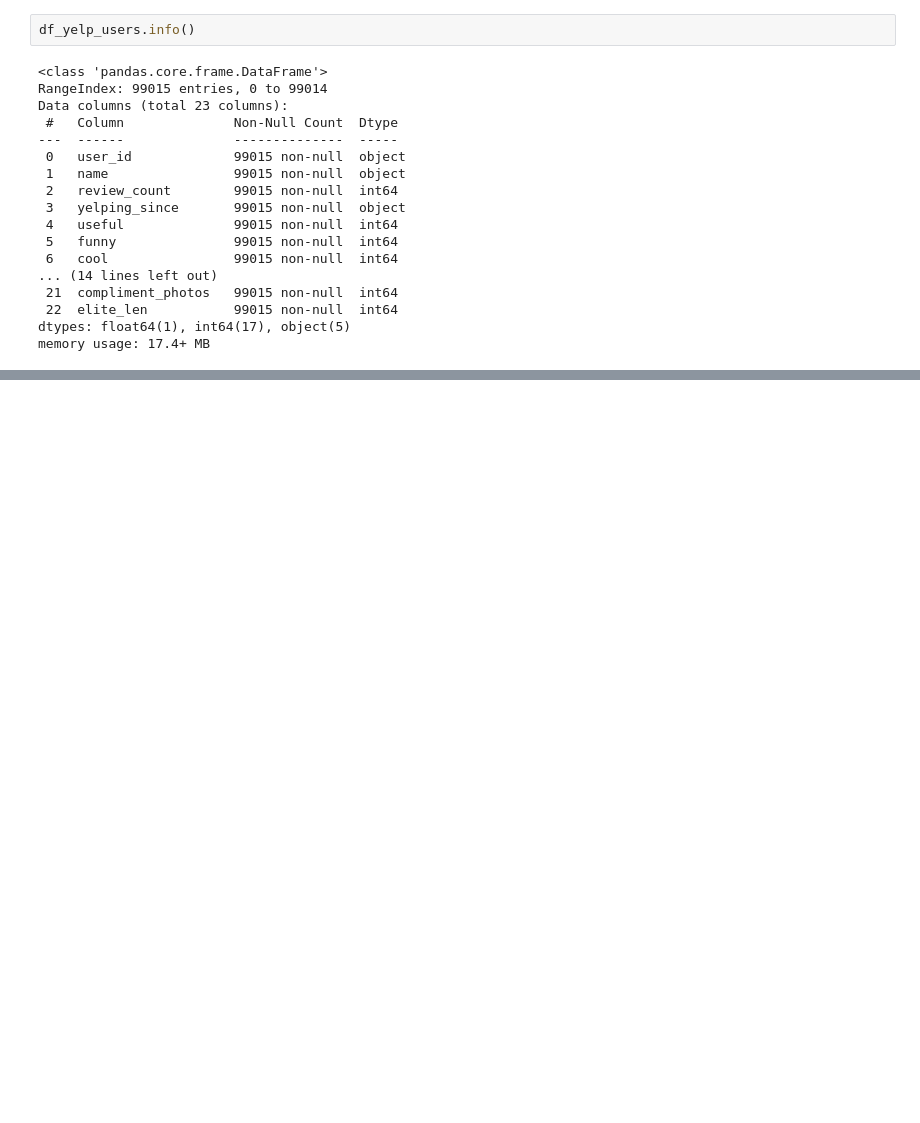
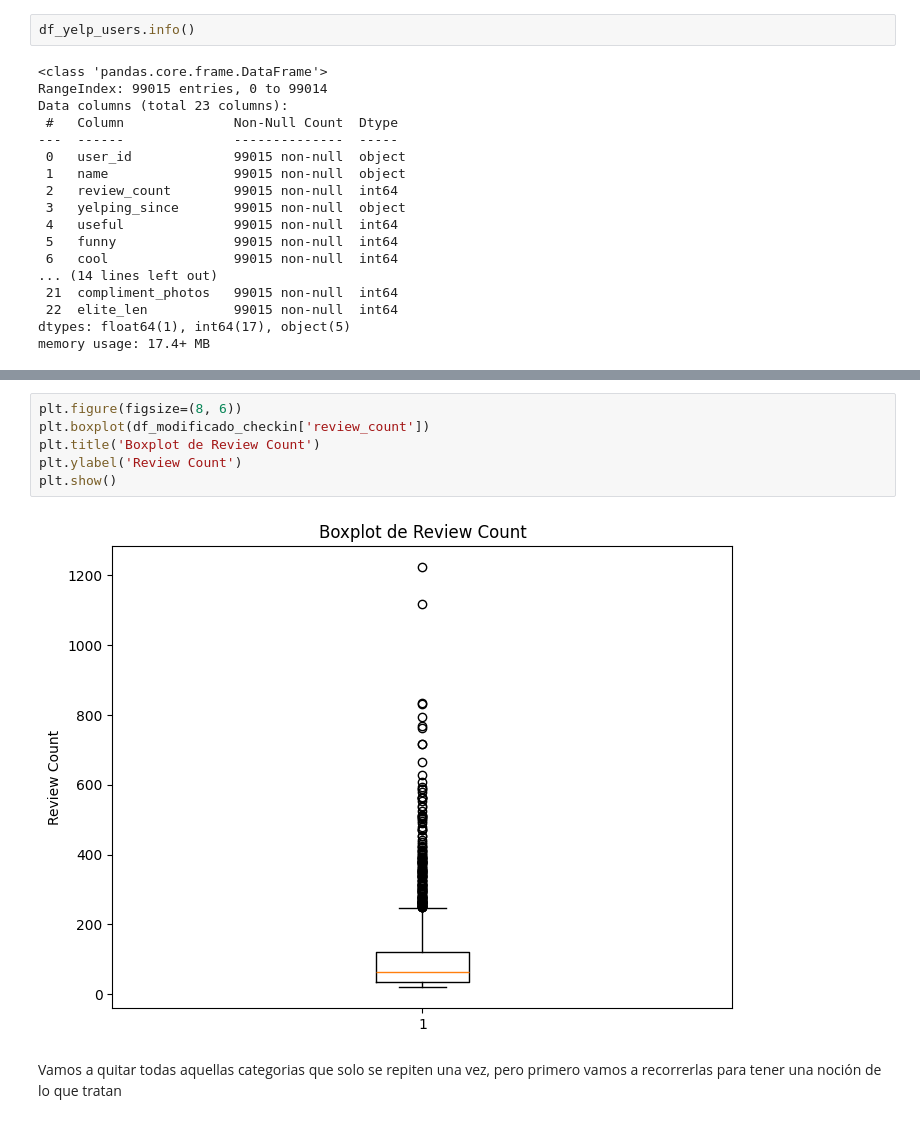
Before and after one commit to Aspirina180mg/PF_DATAPT07, a Jupyter notebook: EDA.ipynb, the cells around one changed output, grey strips where cells are left out. Saved outputs shown, nothing was run; the diff lists cells and outputs as text; blank space fills up the shorter version.

```diff
--- a/EDA.ipynb
+++ b/EDA.ipynb
@@ -154,0 +210,10 @@ memory usage: 17.4+ MB
+# %%
+plt.figure(figsize=(8, 6))
+plt.boxplot(df_modificado_checkin['review_count'])
+plt.title('Boxplot de Review Count')
+plt.ylabel('Review Count')
+plt.show()
+# %% [output]
+[figure, added]
+# %% [markdown]
+Vamos a quitar todas aquellas categorias que solo se repiten una vez, pero primero vamos a recorrerlas para tener una noción de lo que tratan
```
Also changed, not shown: parts of 60 cells of this notebook, 1 other file.
